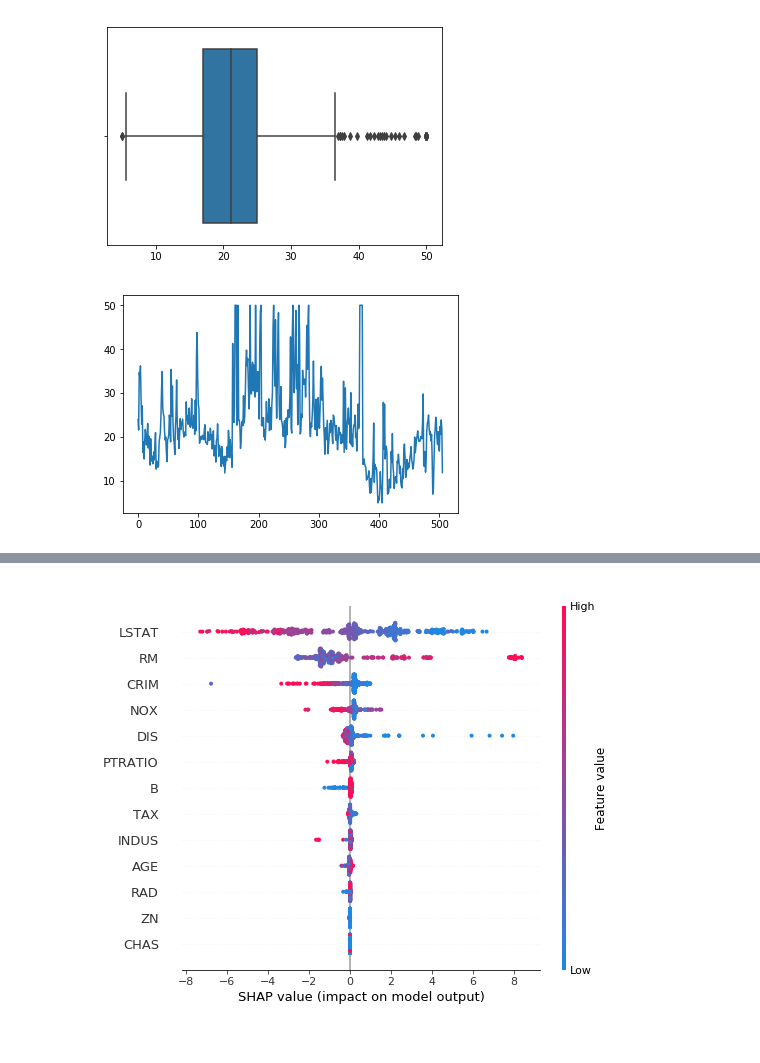
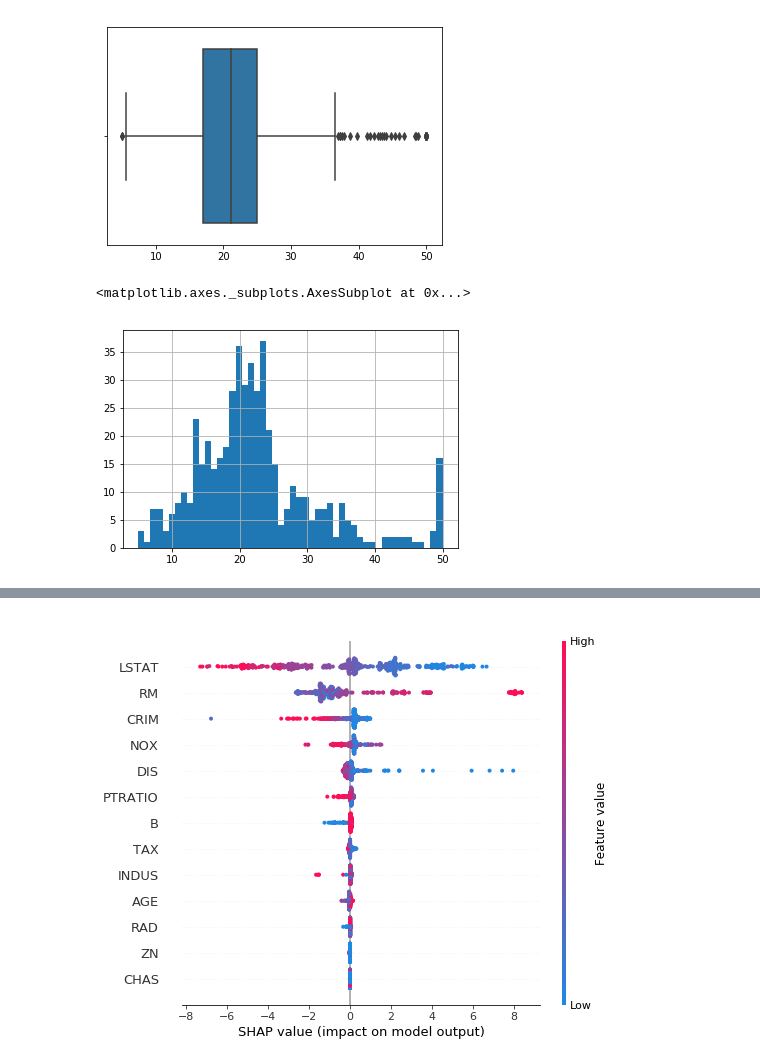
Before and after one commit to PengInGitHub/catboost, a Jupyter notebook: SHAP.ipynb, the cells around one changed output, grey strips where cells are left out. Cells and saved outputs as stored; diff of their text form; code cells hidden in the pictures.

```diff
--- a/SHAP.ipynb
+++ b/SHAP.ipynb
@@ -66,12 +74,11 @@ sns.boxplot(x=y)
 # %% [output]
 <matplotlib.axes._subplots.AxesSubplot at 0x...>
 [figure]
-# %%
-import matplotlib.pylab as plt
-plt.plot(y)
-plt.show()
-# %% [output]
-[figure, removed]
+# %%
+pd.Series(y).hist(bins=50)
+# %% [output]
+<matplotlib.axes._subplots.AxesSubplot at 0x...>
+[figure, added]
 # %%
 # explain the model's prediction using shap values
 explainer = shap.TreeExplainer(model)
```
Also changed, not shown: parts of 15 cells of this notebook.
